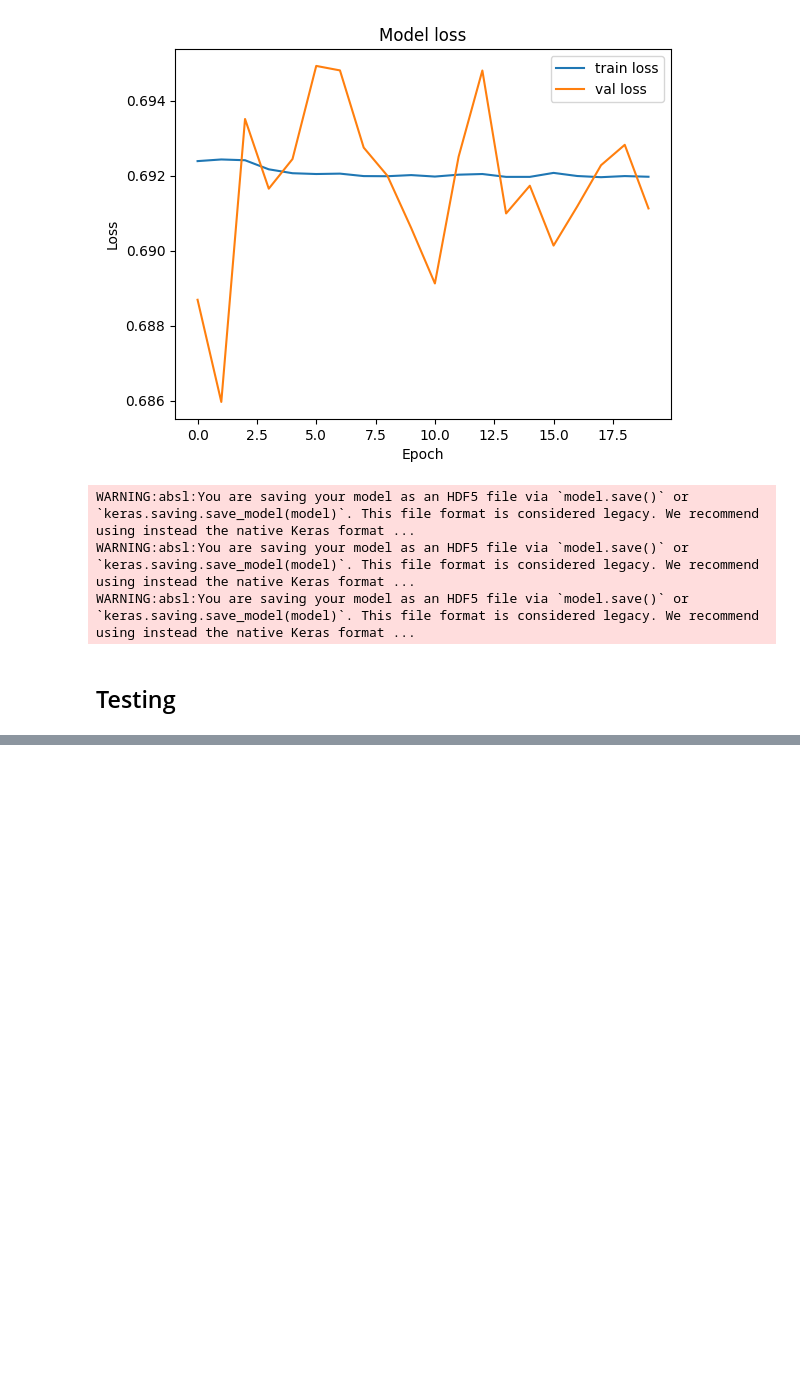
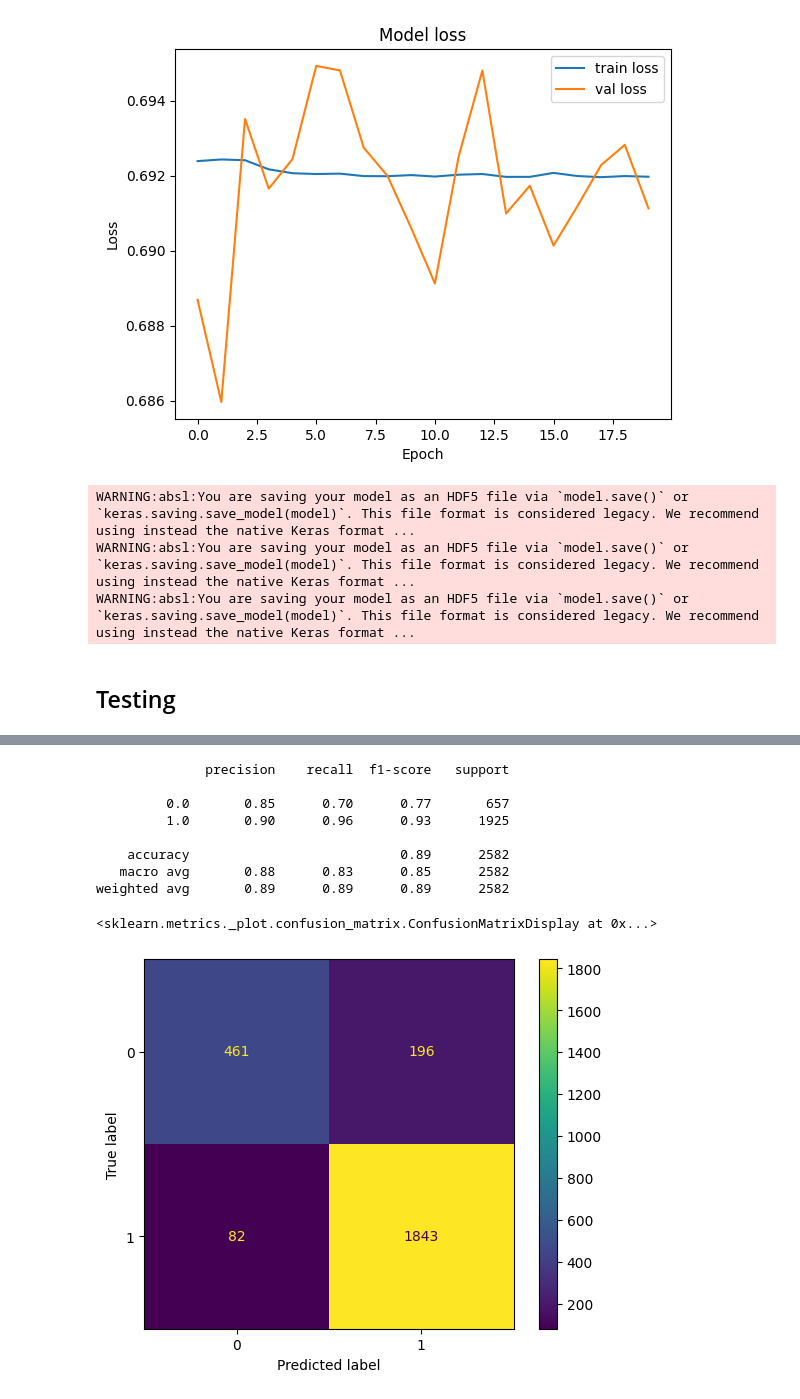
Before and after one commit to HongHanh-atUIT/CS231-NLP-FOOD-REVIEW-SA, a Jupyter notebook: RNN_BiLSTM_CNN_LSTM.ipynb, the cells around one changed output, grey strips where cells are left out. Saved outputs shown, nothing was run; the diff lists cells and outputs as text; code cells hidden in the pictures; blank space fills up the shorter version.

```diff
--- a/RNN_BiLSTM_CNN-LSTM.ipynb
+++ b/RNN_BiLSTM_CNN_LSTM.ipynb
@@ -460,0 +445,16 @@ weighted avg       0.56      0.75      0.64      2582
+# %%
+print(classification_report(y_test, biLSTM_predicted))
+cm = confusion_matrix(y_test, biLSTM_predicted)
+disp = ConfusionMatrixDisplay(confusion_matrix=cm)
+disp.plot()
+# %% [output]
+              precision    recall  f1-score   support
+
+         0.0       0.85      0.70      0.77       657
+         1.0       0.90      0.96      0.93      1925
+
+    accuracy                           0.89      2582
+   macro avg       0.88      0.83      0.85      2582
+weighted avg       0.89      0.89      0.89      2582
+<sklearn.metrics._plot.confusion_matrix.ConfusionMatrixDisplay at 0x...>
+[figure, added]
```
Also changed, not shown: parts of 10 cells of this notebook, 4 other files.
